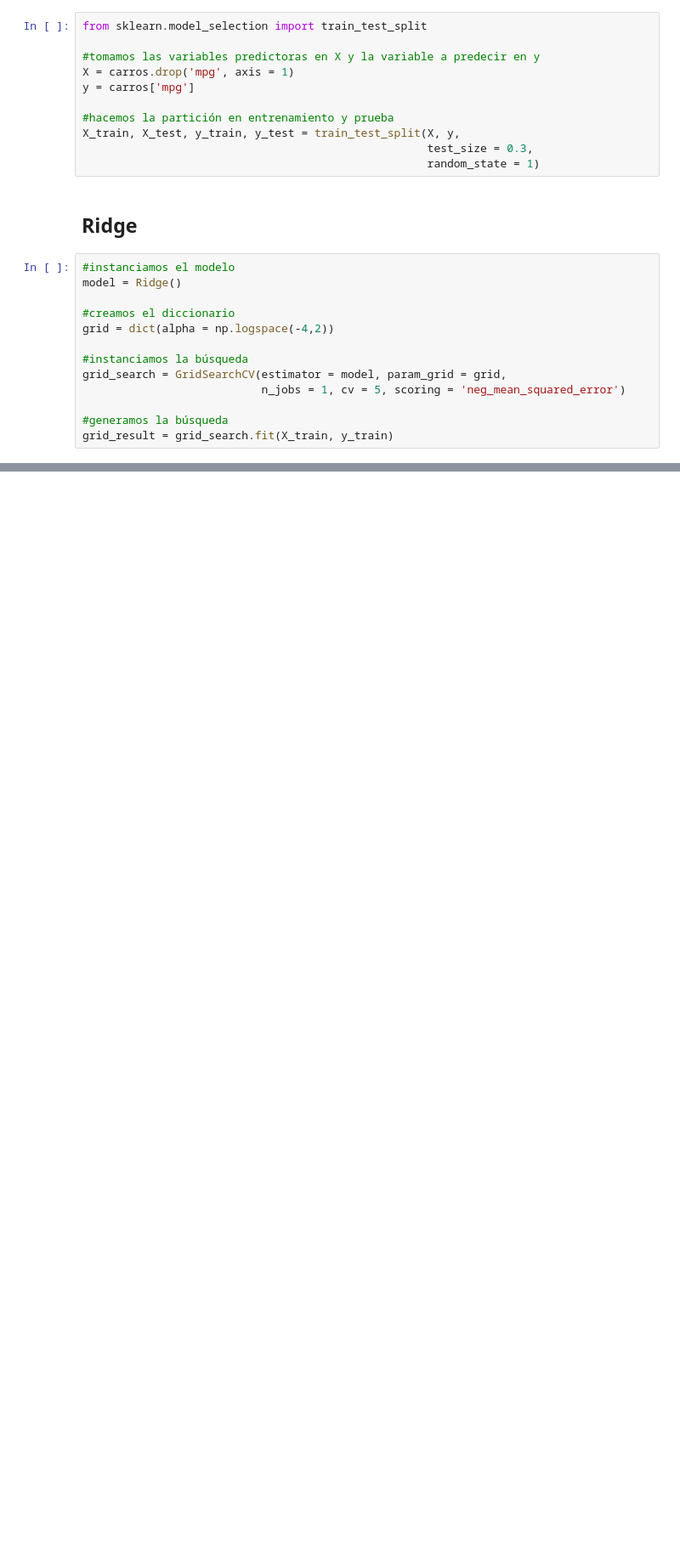
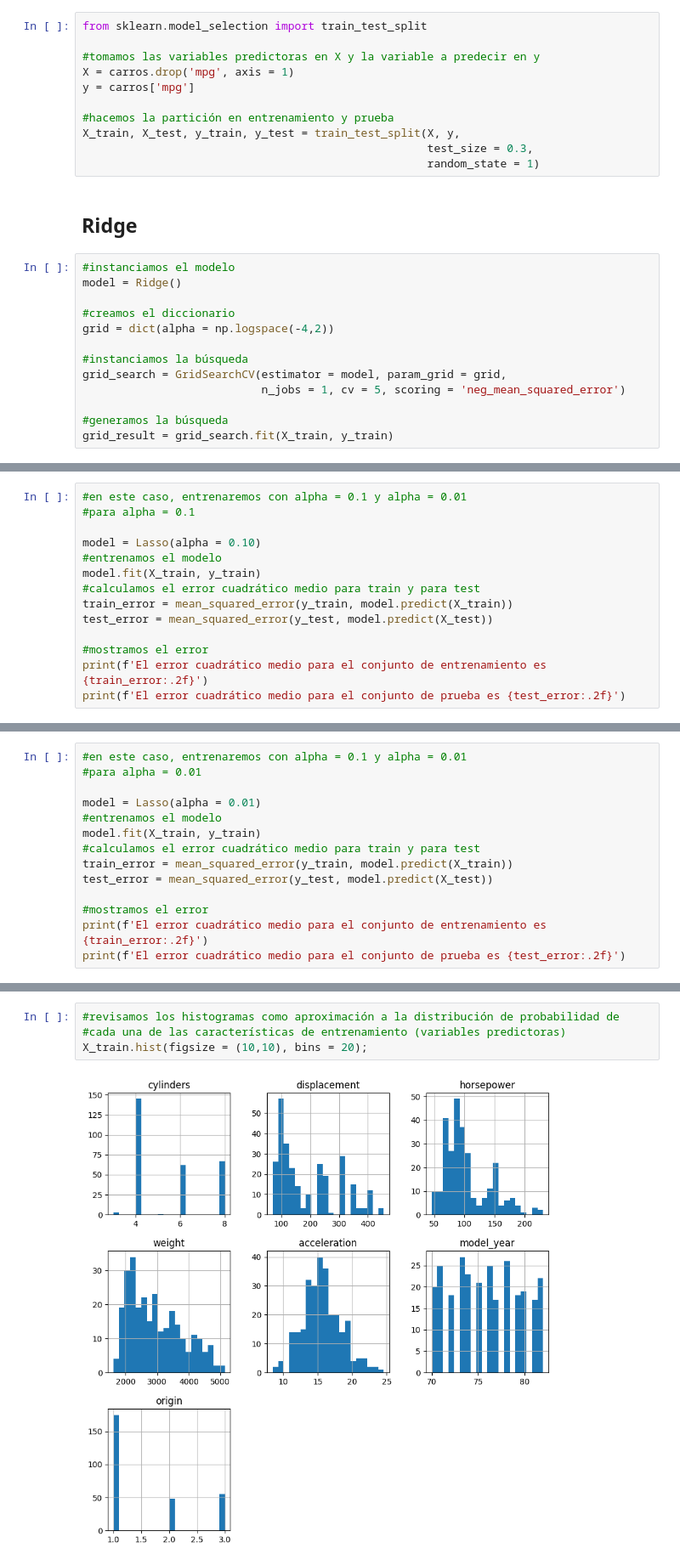
Before and after one commit to EAFIT-BI/Supervised-Learning-2024-II, a Jupyter notebook: Modelos_de_regresión_regularizados.ipynb, the cells around one changed output, grey strips where cells are left out. Shown at 85% size. Saved outputs shown, nothing was run; the diff lists cells and outputs as text; blank space fills up the shorter version.

```diff
--- a/Modelos_de_regresión_regularizados.ipynb
+++ b/Modelos_de_regresión_regularizados.ipynb
@@ -245,0 +293,14 @@ El mejor RMSE fue de 12.88, con un lambda de 32.3745754281764
+# %%
+#en este caso, entrenaremos con alpha = 0.1 y alpha = 0.01
+#para alpha = 0.1
+
+model = Lasso(alpha = 0.10)
+#entrenamos el modelo
+model.fit(X_train, y_train)
+#calculamos el error cuadrático medio para train y para test
+train_error = mean_squared_error(y_train, model.predict(X_train))
+test_error = mean_squared_error(y_test, model.predict(X_test))
+
+#mostramos el error
+print(f'El error cuadrático medio para el conjunto de entrenamiento es {train_error:.2f}')
+print(f'El error cuadrático medio para el conjunto de prueba es {test_error:.2f}')
@@ -245,0 +310,14 @@ El mejor RMSE fue de 12.88, con un lambda de 32.3745754281764
+# %%
+#en este caso, entrenaremos con alpha = 0.1 y alpha = 0.01
+#para alpha = 0.01
+
+model = Lasso(alpha = 0.01)
+#entrenamos el modelo
+model.fit(X_train, y_train)
+#calculamos el error cuadrático medio para train y para test
+train_error = mean_squared_error(y_train, model.predict(X_train))
+test_error = mean_squared_error(y_test, model.predict(X_test))
+
+#mostramos el error
+print(f'El error cuadrático medio para el conjunto de entrenamiento es {train_error:.2f}')
+print(f'El error cuadrático medio para el conjunto de prueba es {test_error:.2f}')
@@ -245,0 +331,6 @@ El mejor RMSE fue de 12.88, con un lambda de 32.3745754281764
+# %%
+#revisamos los histogramas como aproximación a la distribución de probabilidad de
+#cada una de las características de entrenamiento (variables predictoras)
+X_train.hist(figsize = (10,10), bins = 20);
+# %% [output]
+[figure, added]
```
Also changed, not shown: parts of 18 cells of this notebook.
